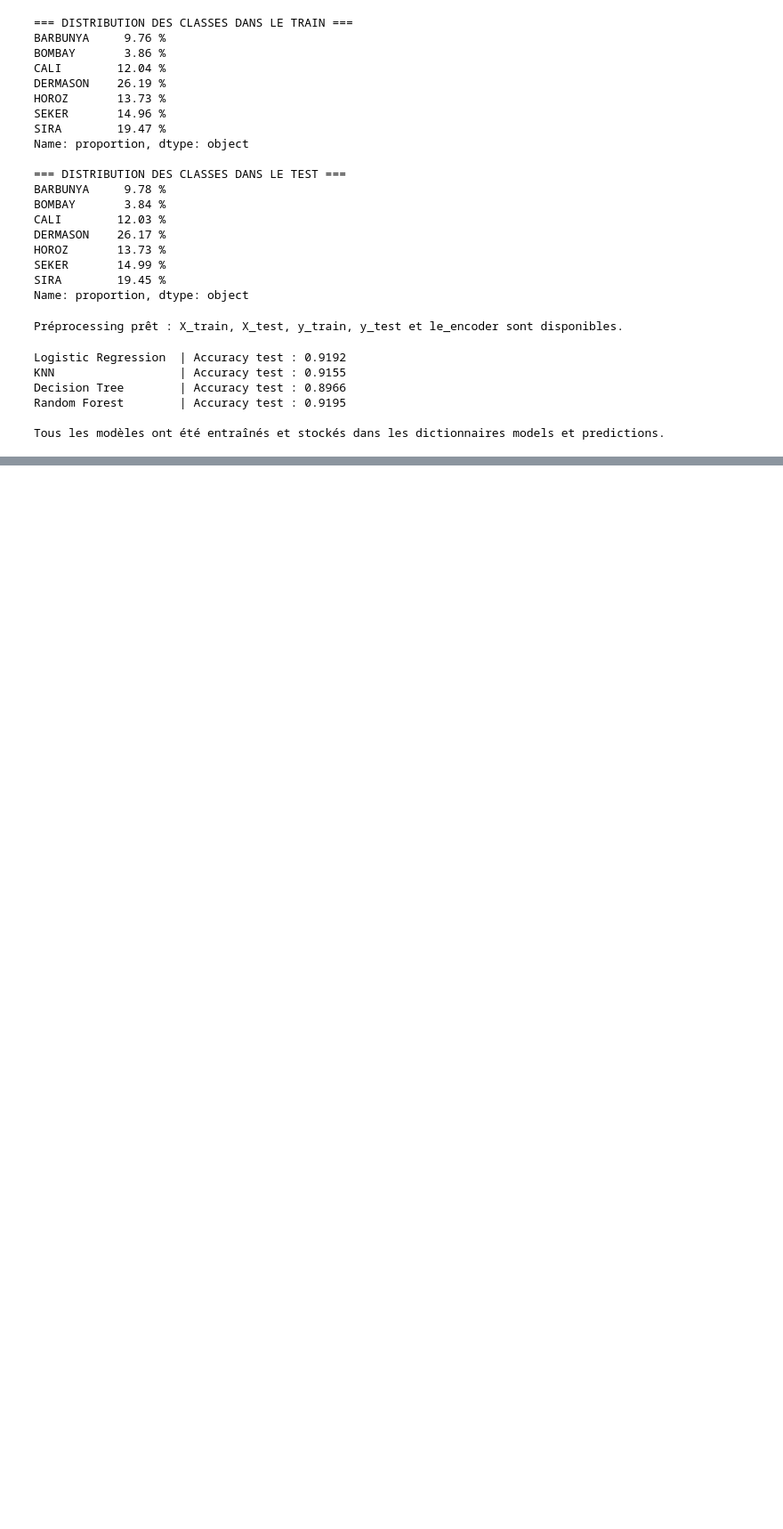
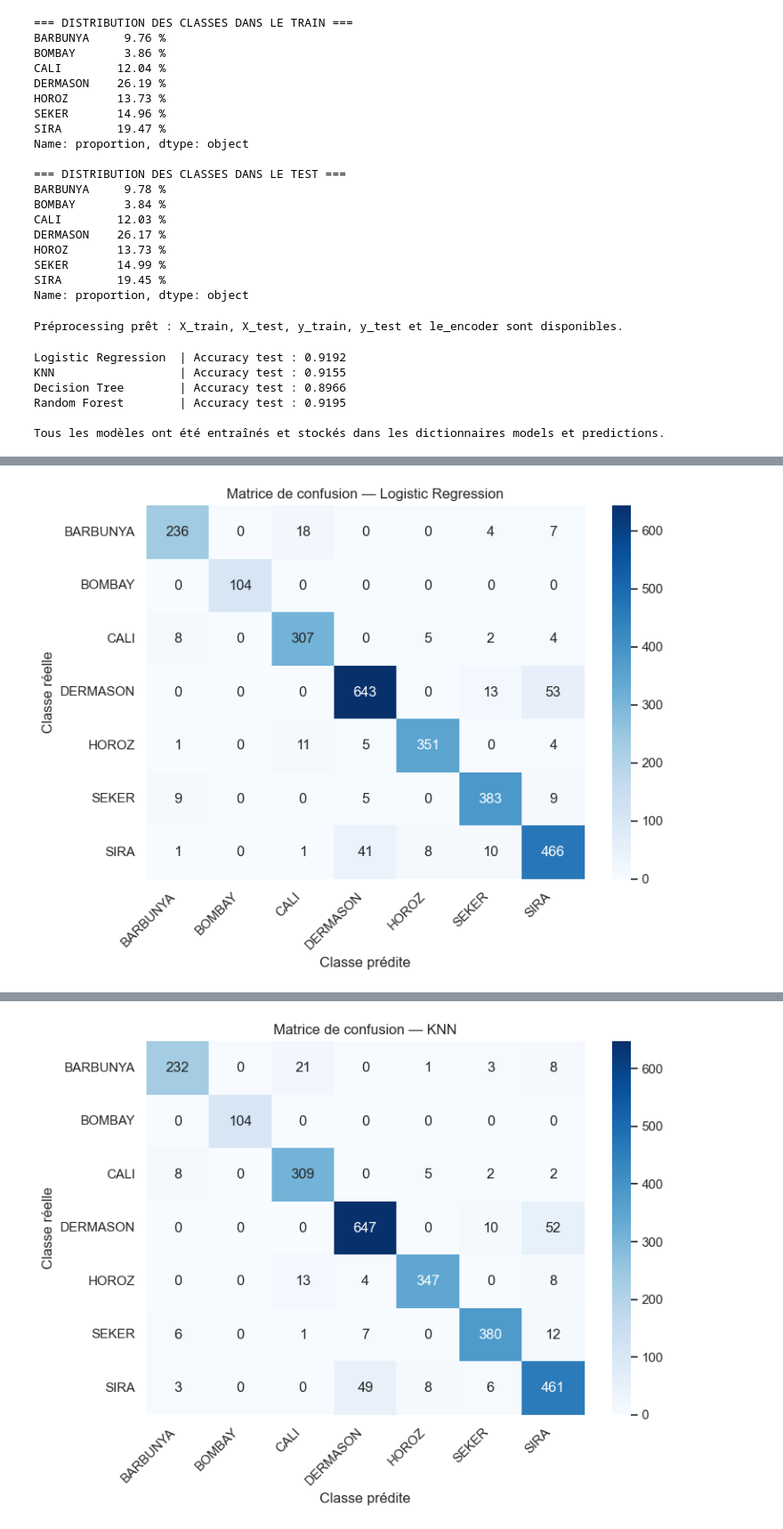
Before and after one commit to MalakZd/projet1_dry_bean, a Jupyter notebook: notebook.ipynb, the cells around one changed output, grey strips where cells are left out. Shown at 89% size. Drawn from its saved outputs; the diff is of its cells as text; code cells hidden in the pictures; blank space fills up the shorter version.

Commit message:
évaluation, interprétation, PCA et vérification finale

```diff
--- a/notebook.ipynb
+++ b/notebook.ipynb
@@ -545,3 +545,81 @@ Decision Tree        | Accuracy test : 0.8966
 Random Forest        | Accuracy test : 0.9195
 
 Tous les modèles ont été entraînés et stockés dans les dictionnaires models et predictions.
+# %%
+# 09_evaluation
+
+from IPython.display import display
+from sklearn.metrics import accuracy_score, f1_score, classification_report, confusion_matrix
+
+comparison_rows = []
+confusion_matrices = {}
+
+print("09 — Évaluation des modèles")
+print("=" * 60)
+
+for model_name, pipeline in models.items():
+    y_pred_model = predictions[model_name]
+    acc = accuracy_score(y_test, y_pred_model)
+    f1_macro = f1_score(y_test, y_pred_model, average='macro')
+    cm = confusion_matrix(y_test, y_pred_model)
+
+    comparison_rows.append({
+        'Modèle': model_name,
+        'Accuracy': acc,
+        'F1 macro': f1_macro,
+    })
+    confusion_matrices[model_name] = cm
+
+    print(f"\nModèle : {model_name}")
+    print(f"Accuracy   : {acc:.4f}")
+    print(f"F1 macro   : {f1_macro:.4f}")
+    print("Rapport de classification :")
+    print(classification_report(y_test, y_pred_model, target_names=le_encoder.classes_, zero_division=0))
+
+    plt.figure(figsize=(8, 6))
+    sns.heatmap(
+        cm,
+        annot=True,
+        fmt='d',
+        cmap='Blues',
+        xticklabels=le_encoder.classes_,
+        yticklabels=le_encoder.classes_
+    )
+    plt.title(f"Matrice de confusion — {model_name}")
+    plt.xlabel("Classe prédite")
+    plt.ylabel("Classe réelle")
+    plt.xticks(rotation=45, ha='right')
+    plt.yticks(rotation=0)
+    plt.tight_layout()
+    plt.show()
+
+comparison_df = pd.DataFrame(comparison_rows).sort_values('F1 macro', ascending=False).reset_index(drop=True)
+print("\nTableau comparatif final des modèles :")
+display(comparison_df)
+
+rf_pipeline = models['Random Forest']
+rf_model = rf_pipeline.named_steps['model']
+feature_importances = (
+    pd.DataFrame({
+        'Variable': X_train.columns,
+        'Importance': rf_model.feature_importances_
+    })
+    .sort_values('Importance', ascending=False)
+    .reset_index(drop=True)
+)
+
+plt.figure(figsize=(10, 8))
+sns.barplot(data=feature_importances, x='Importance', y='Variable', color='steelblue')
+plt.title("Importance des variables — Random Forest")
+plt.xlabel("Importance")
+plt.ylabel("Variable")
+plt.tight_layout()
+plt.show()
+
+top_variables = feature_importances.head(5)['Variable'].tolist()
+print(
+    "Commentaire : le Random Forest met surtout en avant "
+    + ", ".join(top_variables[:3])
+    + ", ce qui confirme que les variables de taille et de forme sont les plus discriminantes pour séparer les variétés."
+)
+# %% [output]
@@ -547,0 +646 @@ Tous les modèles ont été entraînés et stockés dans les dictionnaires model
+[figure, added]
@@ -547,0 +664 @@ Tous les modèles ont été entraînés et stockés dans les dictionnaires model
+[figure, added]
```
Also changed, not shown: parts of 4 cells of this notebook, 1 other file.
